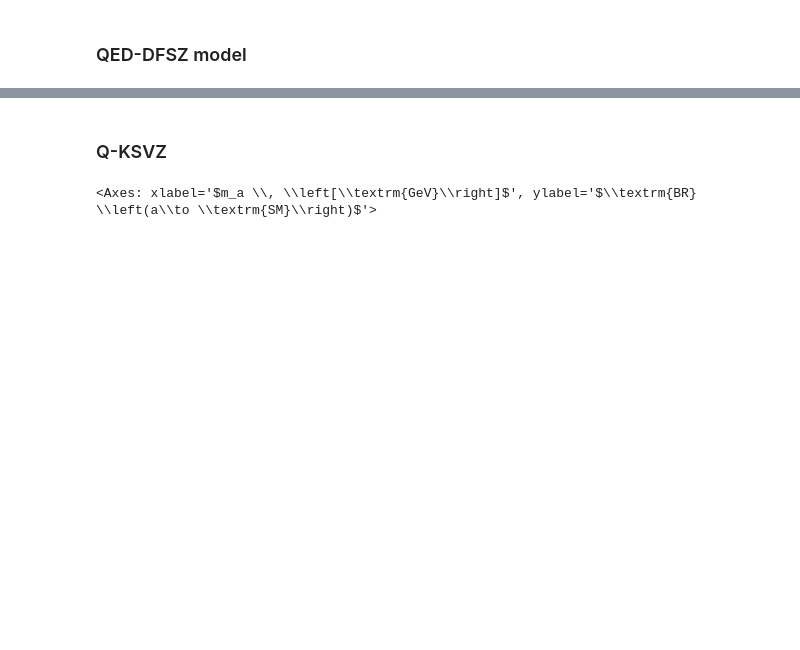
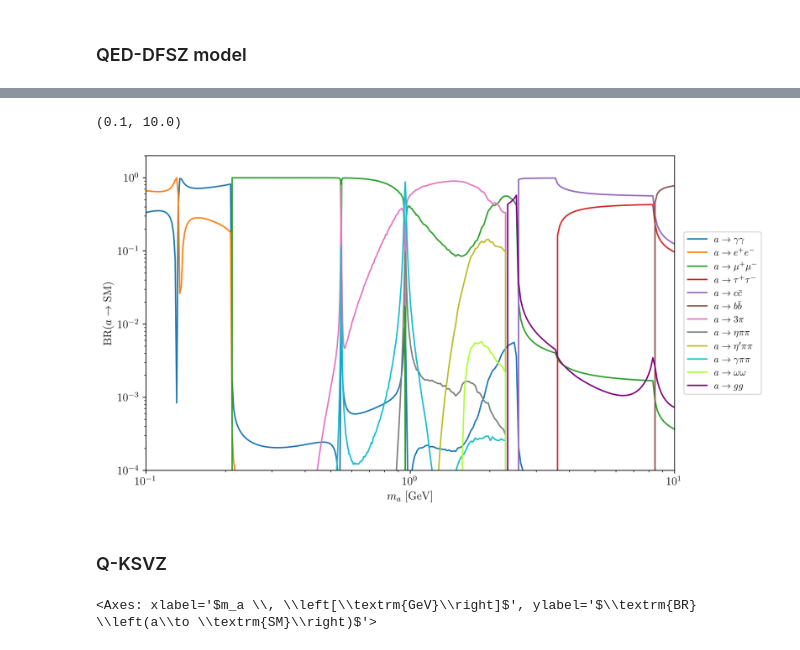
Before and after one commit to alp-aca/alp-aca, a Jupyter notebook: tutorials_v2/03b_BranchingRatios_General_tutorial.ipynb, the cells around one changed output, grey strips where cells are left out. Saved outputs shown, nothing was run; the diff lists cells and outputs as text; code cells hidden in the pictures; blank space fills up the shorter version.

```diff
--- a/tutorials_v2/03b_BranchingRatios_General_tutorial.ipynb
+++ b/tutorials_v2/03b_BranchingRatios_General_tutorial.ipynb
@@ -208,3 +213,28 @@ alp_channels_plot(ma,brQED_DFSZ_glob,xlabel=r"$m_a \, \left[\textrm{GeV}\right]$
+# %%
+fig, ax = plt.subplots(figsize=(25.4/2.54, 6*2.54/2.54), dpi=400)
+
+plt.loglog(ma, brQED_DFSZ_glob['a -> photon photon'], label = r'$a \to \gamma\gamma$')
+plt.loglog(ma, brQED_DFSZ_glob['a -> electron electron'], label=r'$a \to e^+ e^-$')
+plt.loglog(ma, brQED_DFSZ_glob['a -> muon muon'], label = r'$a \to \mu^+\mu^-$')
+plt.loglog(ma, brQED_DFSZ_glob['a -> tau tau'], label=r'$a \to \tau^+\tau^-$')
+plt.loglog(ma, brQED_DFSZ_glob['a -> charm charm'], label = r'$a \to c\bar{c}$')
+plt.loglog(ma, brQED_DFSZ_glob['a -> bottom bottom'], label = r'$a \to b\bar{b}$')
+plt.loglog(ma, brQED_DFSZ_glob['a -> pion pion pion'], label=r'$a \to 3\pi$')
+plt.loglog(ma, brQED_DFSZ_glob['a -> eta pion pion'], label=r'$a \to \eta\pi\pi$')
+plt.loglog(ma, brQED_DFSZ_glob['a -> eta_prime pion pion'], label=r'$a \to \eta^\prime\pi\pi$')
+plt.loglog(ma, brQED_DFSZ_glob['a -> photon pion pion'], label=r'$a \to \gamma\pi\pi$')
+plt.loglog(ma, brQED_DFSZ_glob['a -> omega omega'], label=r'$a \to \omega\omega$', c='greenyellow')
+plt.loglog(ma, brQED_DFSZ_glob['a -> gluon gluon'], label=r'$a \to gg$', c='purple')
+plt.legend(loc='center left', bbox_to_anchor=(1, 0.5), borderaxespad=1, fontsize=10)
+
+plt.xlabel(r'$m_a$ [GeV]')
+plt.ylabel(r'$\textrm{BR} (a\to \mathrm{SM})$')
+
+plt.ylim(1e-4, 2)
+plt.xlim(1e-1, 1e1)
+# %% [output]
+(0.1, 10.0)
+[figure, added]
 # %% [markdown]
 ### Q-KSVZ
 # %%
```
Also changed, not shown: parts of 13 cells of this notebook.
